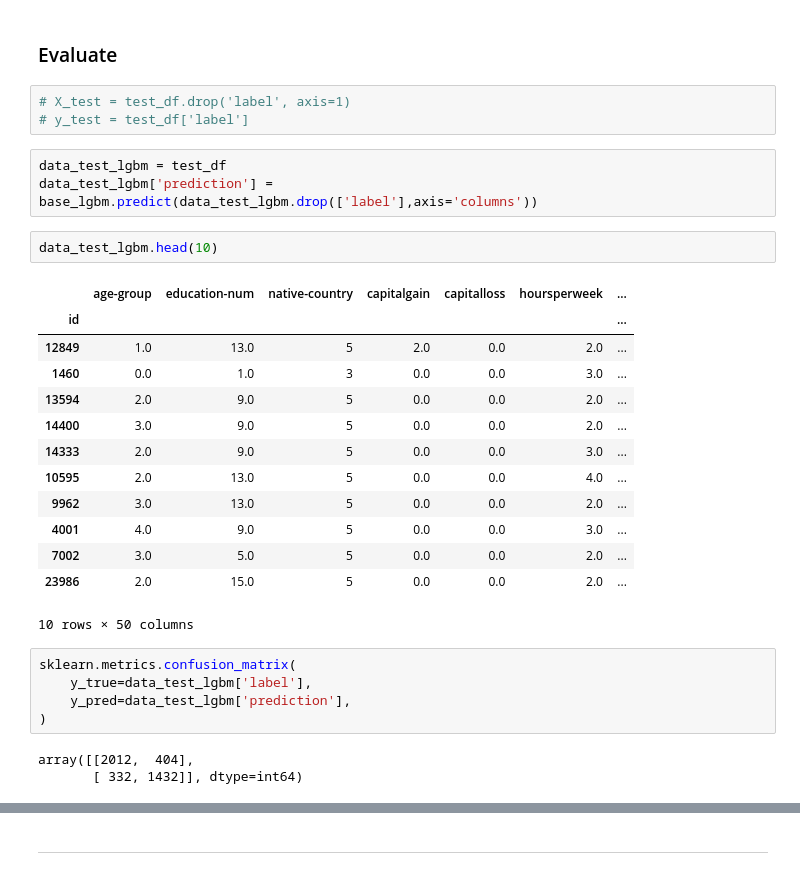
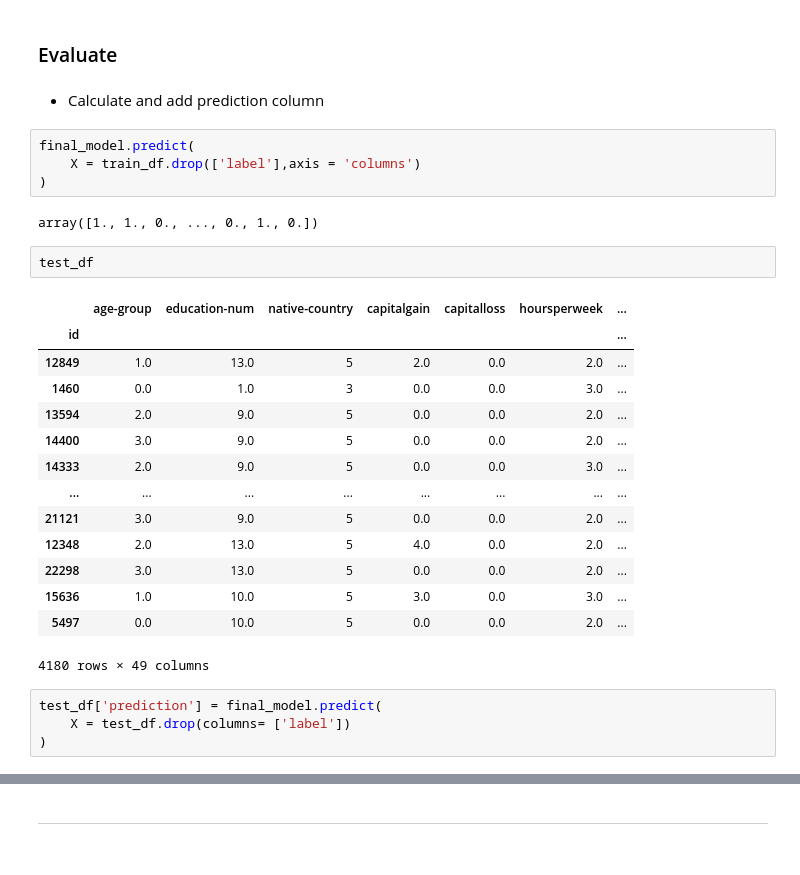
Before and after one commit to EchoOfHer/Machine-Learning, a Jupyter notebook: Machine_learning_Project/LightGBM/step4_Find-Tune.ipynb, the cells around one changed output, grey strips where cells are left out. Drawn from its saved outputs; the diff is of its cells as text.

```diff
--- a/Machine_learning_Project/LightGBM/step4_Find-Tune.ipynb
+++ b/Machine_learning_Project/LightGBM/step4_Find-Tune.ipynb
@@ -227,32 +278,31 @@ LGBMClassifier(colsample_bytree=0.7270211902942715,
 # %% [markdown]
 ### Evaluate
-# %%
-# X_test = test_df.drop('label', axis=1)
-# y_test = test_df['label']
-# %%
-data_test_lgbm = test_df
-data_test_lgbm['prediction'] = base_lgbm.predict(data_test_lgbm.drop(['label'],axis='columns'))
-# %%
-data_test_lgbm.head(10)
-# %% [output]
-|  | age-group | education-num | native-country | capitalgain | capitalloss | hoursperweek | ... |
-| id |  |  |  |  |  |  | ... |
-| 12849 | 1.0 | 13.0 | 5 | 2.0 | 0.0 | 2.0 | ... |
-| 1460 | 0.0 | 1.0 | 3 | 0.0 | 0.0 | 3.0 | ... |
-| 13594 | 2.0 | 9.0 | 5 | 0.0 | 0.0 | 2.0 | ... |
-| 14400 | 3.0 | 9.0 | 5 | 0.0 | 0.0 | 2.0 | ... |
-| 14333 | 2.0 | 9.0 | 5 | 0.0 | 0.0 | 3.0 | ... |
-| 10595 | 2.0 | 13.0 | 5 | 0.0 | 0.0 | 4.0 | ... |
-| 9962 | 3.0 | 13.0 | 5 | 0.0 | 0.0 | 2.0 | ... |
-| 4001 | 4.0 | 9.0 | 5 | 0.0 | 0.0 | 3.0 | ... |
-| 7002 | 3.0 | 5.0 | 5 | 0.0 | 0.0 | 2.0 | ... |
-| 23986 | 2.0 | 15.0 | 5 | 0.0 | 0.0 | 2.0 | ... |
-10 rows × 50 columns
+# %% [markdown]
+- Calculate and add prediction column
+# %%
+final_model.predict(
+    X = train_df.drop(['label'],axis = 'columns')
+)
+# %% [output]
+array([1., 1., 0., ..., 0., 1., 0.])
+# %%
+test_df
+# %% [output]
+|  | age-group | education-num | native-country | capitalgain | capitalloss | hoursperweek | ... |
+| id |  |  |  |  |  |  | ... |
+| 12849 | 1.0 | 13.0 | 5 | 2.0 | 0.0 | 2.0 | ... |
+| 1460 | 0.0 | 1.0 | 3 | 0.0 | 0.0 | 3.0 | ... |
+| 13594 | 2.0 | 9.0 | 5 | 0.0 | 0.0 | 2.0 | ... |
+| 14400 | 3.0 | 9.0 | 5 | 0.0 | 0.0 | 2.0 | ... |
+| 14333 | 2.0 | 9.0 | 5 | 0.0 | 0.0 | 3.0 | ... |
+| ... | ... | ... | ... | ... | ... | ... | ... |
+| 21121 | 3.0 | 9.0 | 5 | 0.0 | 0.0 | 2.0 | ... |
+| 12348 | 2.0 | 13.0 | 5 | 4.0 | 0.0 | 2.0 | ... |
+| 22298 | 3.0 | 13.0 | 5 | 0.0 | 0.0 | 2.0 | ... |
+| 15636 | 1.0 | 10.0 | 5 | 3.0 | 0.0 | 3.0 | ... |
+| 5497 | 0.0 | 10.0 | 5 | 0.0 | 0.0 | 2.0 | ... |
+4180 rows × 49 columns
 # %%
-sklearn.metrics.confusion_matrix(
-    y_true=data_test_lgbm['label'],
-    y_pred=data_test_lgbm['prediction'],
+test_df['prediction'] = final_model.predict(
+    X = test_df.drop(columns= ['label'])
 )
-# %% [output]
-array([[2012,  404],
-       [ 332, 1432]], dtype=int64)
```
Also changed, not shown: parts of 27 cells of this notebook, 13 other files.
